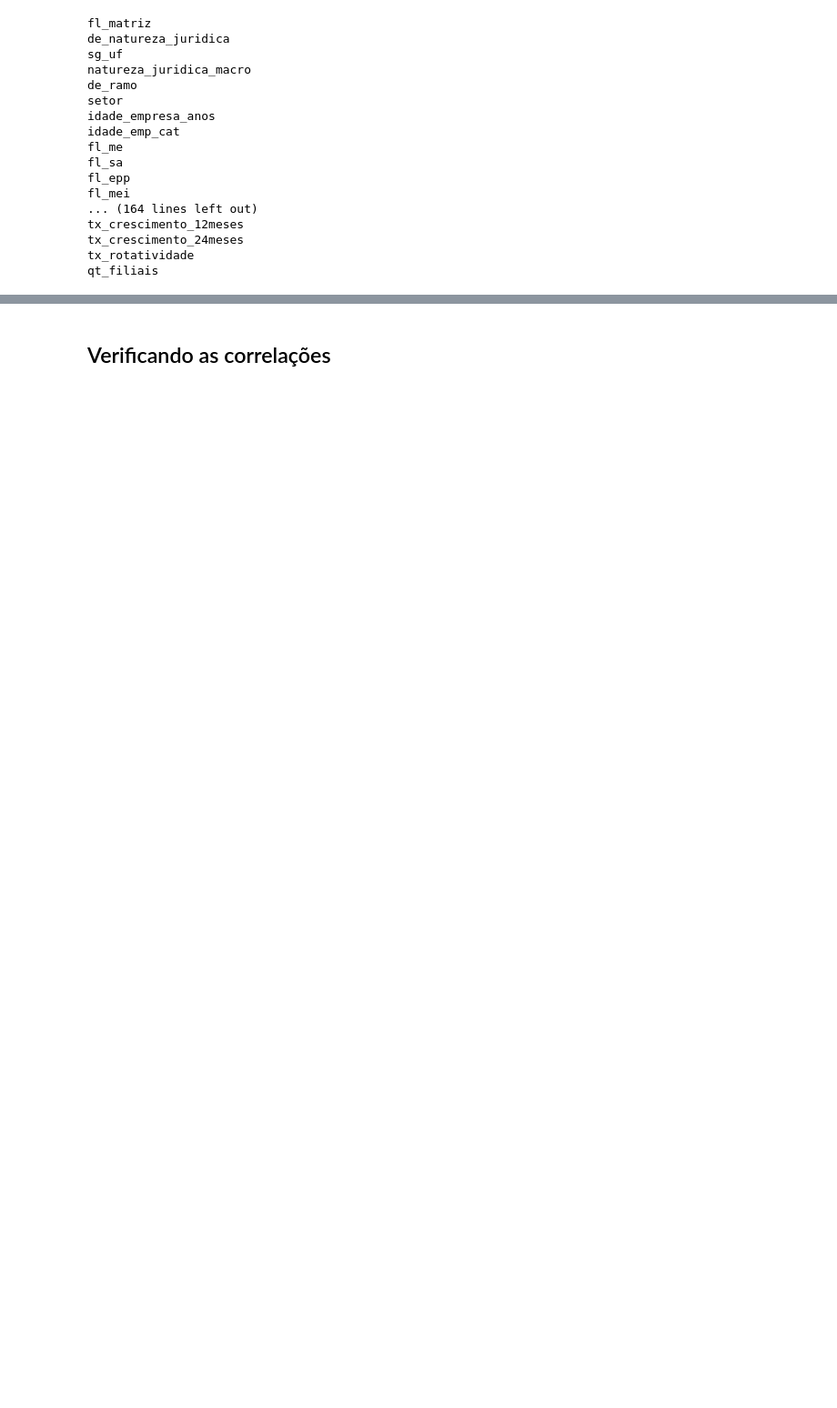
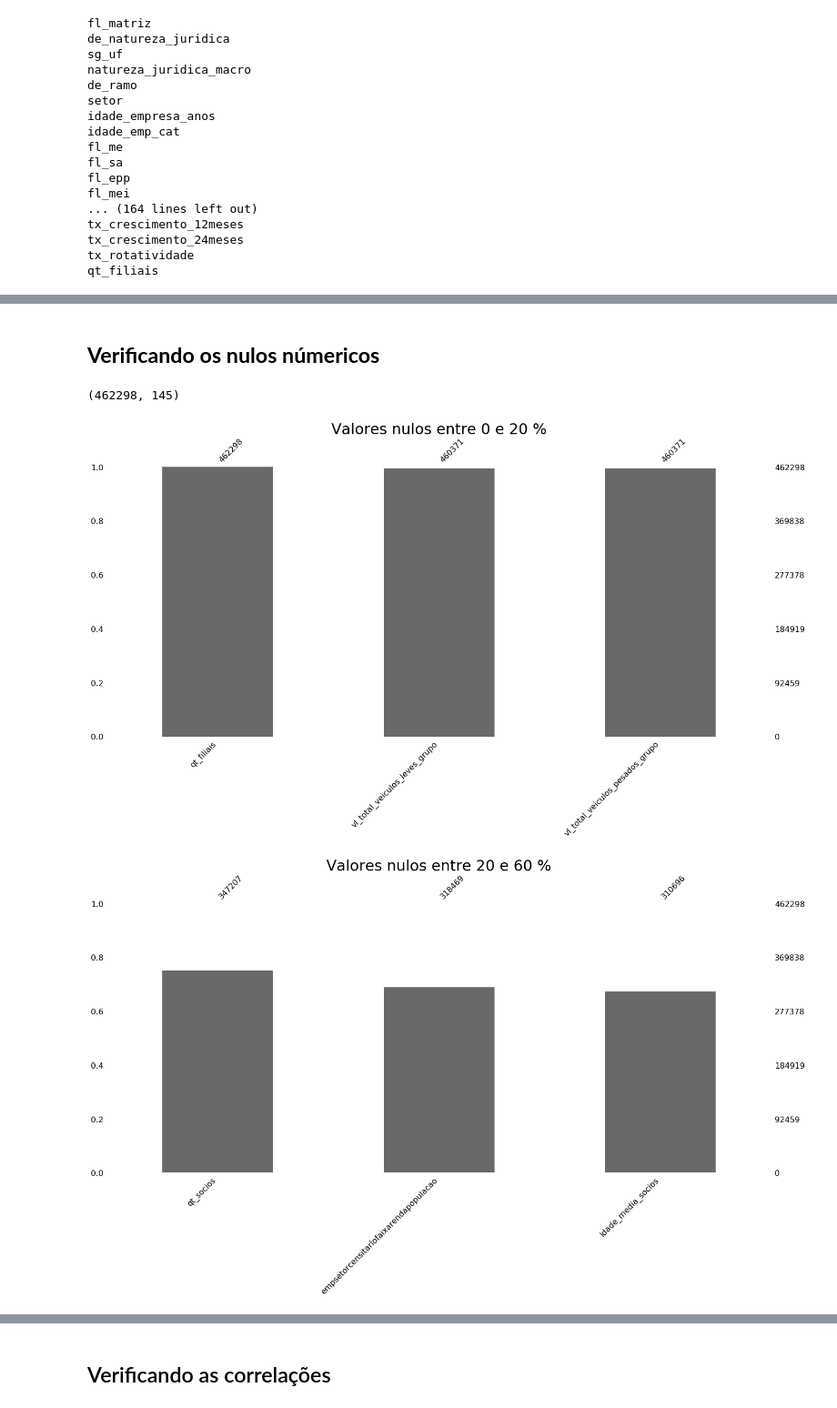
Before and after one commit to guireis1/Recommendation-System, a Jupyter notebook: main.ipynb, the cells around one changed output, grey strips where cells are left out. Shown at 91% size. Saved outputs shown, nothing was run; the diff lists cells and outputs as text; code cells hidden in the pictures; blank space fills up the shorter version.

```diff
--- a/main.ipynb
+++ b/main.ipynb
@@ -148,0 +84,5 @@ plt.show()
+# %%
+def missing(data,nome):
+    msno.bar(data,sort='descending')
+    plt.title(nome,fontsize=30)
+    return plt.show()
@@ -148,0 +96,5 @@ plt.show()
+# %%
+col_num= pd.Series(aux[((aux['tipo'] != 'object') &
+                      (aux['tipo'] != 'bool'))]['colunas'])
+# %%
+market_num=market[col_num]
@@ -148,0 +106,30 @@ plt.show()
+# %% [markdown]
+## **Verificando os nulos númericos**
+# %%
+market_num.shape
+# %% [output]
+(462298, 145)
+# %%
+null_90=list()
+null_80=list()
+null_60=list()
+null_20=list()
+null_00=list()
+for i in market_num.columns:
+    if (market_num[i].isnull().sum()/market_num.shape[0]) > 0.9:
+        null_90.append(i)
+    elif (0.8 <= (market_num[i].isnull().sum()/market_num.shape[0]) < 0.9):
+        null_80.append(i)
+    elif (0.6 <= (market_num[i].isnull().sum()/market_num.shape[0]) < 0.8):
+        null_60.append(i)
+    elif (0.2 <= (market_num[i].isnull().sum()/market_num.shape[0]) < 0.6):
+        null_20.append(i)
+    elif (0.0 <= (market_num[i].isnull().sum()/market_num.shape[0]) < 0.2):
+        null_00.append(i)
+# %%
+missing(market_num[null_00],'Valores nulos entre 0 e 20 %')
+missing(market_num[null_20],'Valores nulos entre 20 e 60 %')
+missing(market_num[null_60],'Valores nulos entre 60 e 80 %')
+# %% [output]
+[figure, added]
+[figure, added]
```
Also changed, not shown: parts of 96 cells of this notebook, 10 other files.
